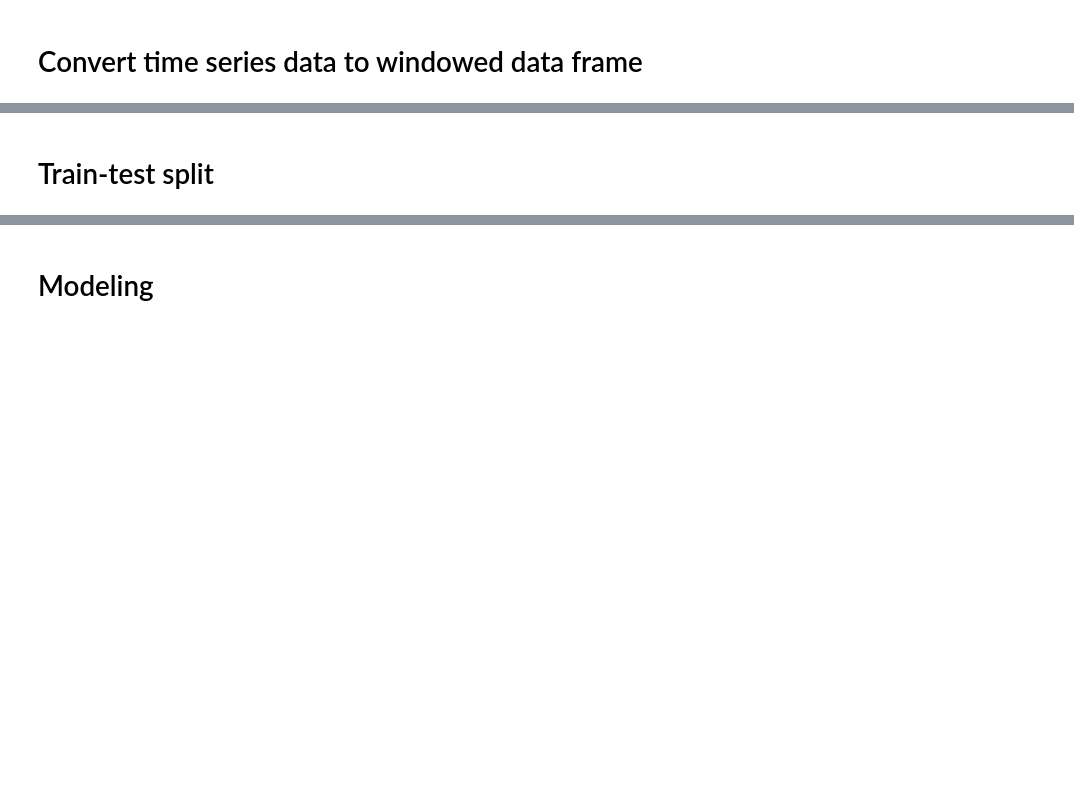
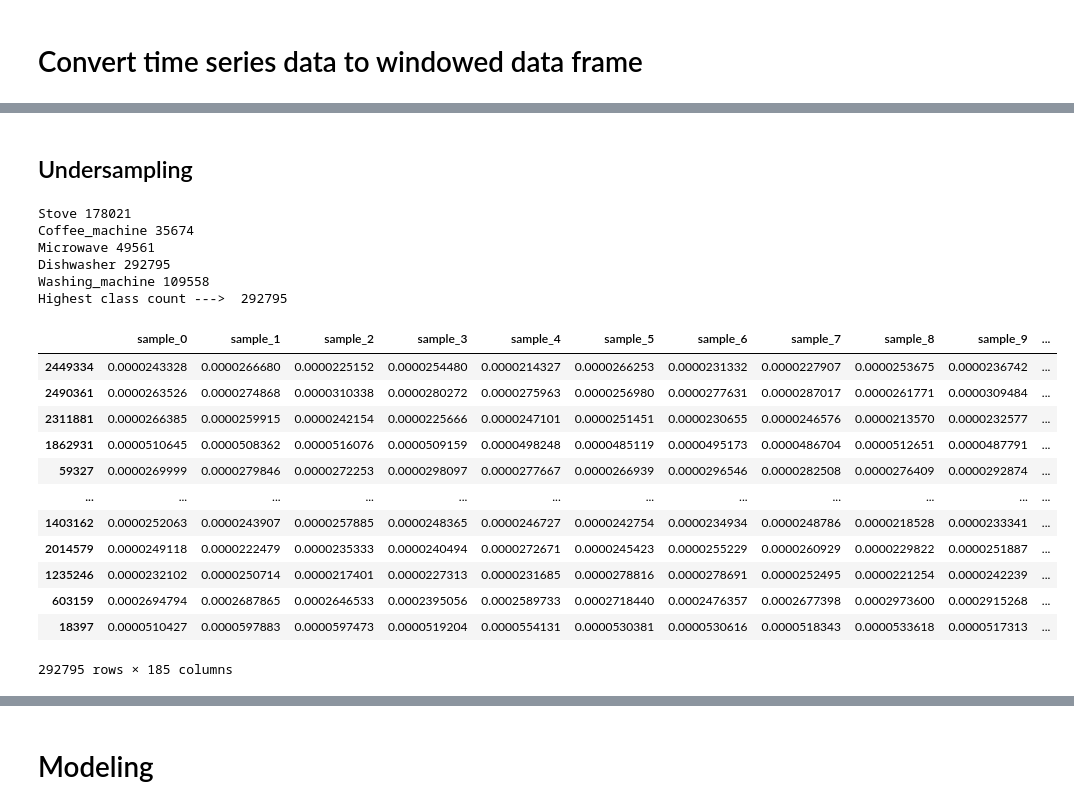
Before and after one commit to akletini/Forschungsprojekt, a Jupyter notebook: Main.ipynb, the cells around one changed output, grey strips where cells are left out. Saved outputs shown, nothing was run; the diff lists cells and outputs as text; code cells hidden in the pictures; blank space fills up the shorter version.

```diff
--- a/Main.ipynb
+++ b/Main.ipynb
@@ -99,2 +103,41 @@ Loading existing window file data/test/windowed_180_step_1_noisy.csv
-# %% [markdown]
-# Train-test split
+# %% [markdown]
+## Undersampling
+# %%
+counts = []
+for appliance in appliances:
+    count = utils.count_non_zero_rows(df_timeseries, appliance)
+    counts.append(count)
+    print(appliance, count)
+
+max_class_freq = max(counts)
+print(f"Highest class count --->  {max_class_freq}")
+# %% [output]
+Stove 178021
+Coffee_machine 35674
+Microwave 49561
+Dishwasher 292795
+Washing_machine 109558
+Highest class count --->  292795
+# %%
+df_sampled_negative = df_timeseries.loc[
+    (df_timeseries["Stove"] == 0)
+    & (df_timeseries["Coffee_machine"] == 0)
+    & (df_timeseries["Microwave"] == 0)
+    & (df_timeseries["Dishwasher"] == 0)
+    & (df_timeseries["Washing_machine"] == 0)
+].sample(max_class_freq)
+df_sampled_negative
+# %% [output]
+|  | sample_0 | sample_1 | sample_2 | sample_3 | sample_4 | sample_5 | sample_6 | sample_7 | sample_8 | sample_9 | ... |
+| 2449334 | 0.0000243328 | 0.0000266680 | 0.0000225152 | 0.0000254480 | 0.0000214327 | 0.0000266253 | 0.0000231332 | 0.0000227907 | 0.0000253675 | 0.0000236742 | ... |
+| 2490361 | 0.0000263526 | 0.0000274868 | 0.0000310338 | 0.0000280272 | 0.0000275963 | 0.0000256980 | 0.0000277631 | 0.0000287017 | 0.0000261771 | 0.0000309484 | ... |
+| 2311881 | 0.0000266385 | 0.0000259915 | 0.0000242154 | 0.0000225666 | 0.0000247101 | 0.0000251451 | 0.0000230655 | 0.0000246576 | 0.0000213570 | 0.0000232577 | ... |
+| 1862931 | 0.0000510645 | 0.0000508362 | 0.0000516076 | 0.0000509159 | 0.0000498248 | 0.0000485119 | 0.0000495173 | 0.0000486704 | 0.0000512651 | 0.0000487791 | ... |
+| 59327 | 0.0000269999 | 0.0000279846 | 0.0000272253 | 0.0000298097 | 0.0000277667 | 0.0000266939 | 0.0000296546 | 0.0000282508 | 0.0000276409 | 0.0000292874 | ... |
+| ... | ... | ... | ... | ... | ... | ... | ... | ... | ... | ... | ... |
+| 1403162 | 0.0000252063 | 0.0000243907 | 0.0000257885 | 0.0000248365 | 0.0000246727 | 0.0000242754 | 0.0000234934 | 0.0000248786 | 0.0000218528 | 0.0000233341 | ... |
+| 2014579 | 0.0000249118 | 0.0000222479 | 0.0000235333 | 0.0000240494 | 0.0000272671 | 0.0000245423 | 0.0000255229 | 0.0000260929 | 0.0000229822 | 0.0000251887 | ... |
+| 1235246 | 0.0000232102 | 0.0000250714 | 0.0000217401 | 0.0000227313 | 0.0000231685 | 0.0000278816 | 0.0000278691 | 0.0000252495 | 0.0000221254 | 0.0000242239 | ... |
+| 603159 | 0.0002694794 | 0.0002687865 | 0.0002646533 | 0.0002395056 | 0.0002589733 | 0.0002718440 | 0.0002476357 | 0.0002677398 | 0.0002973600 | 0.0002915268 | ... |
+| 18397 | 0.0000510427 | 0.0000597883 | 0.0000597473 | 0.0000519204 | 0.0000554131 | 0.0000530381 | 0.0000530616 | 0.0000518343 | 0.0000533618 | 0.0000517313 | ... |
+292795 rows × 185 columns
```
Also changed, not shown: parts of 36 cells of this notebook, 2 other files.
